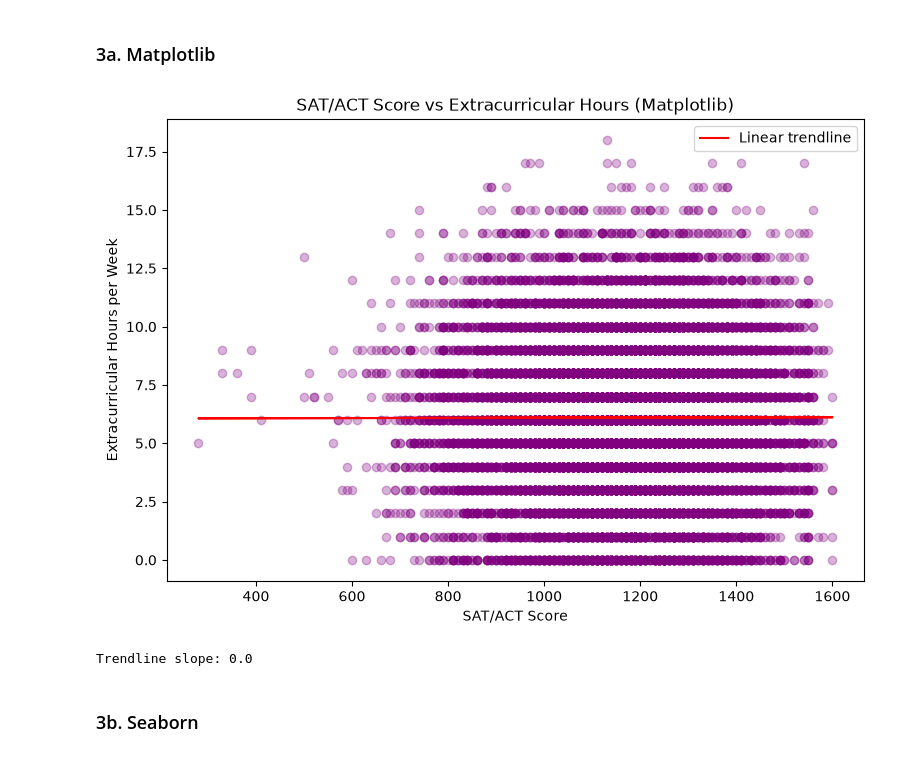
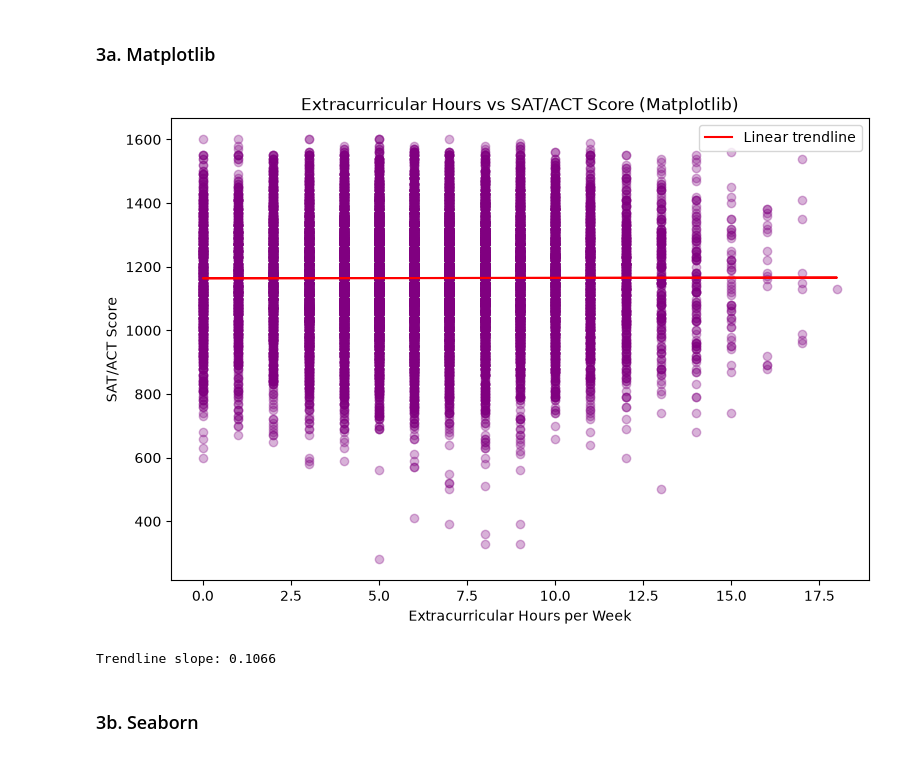
Before and after one commit to prgautam592/University-Admissions-Data-Visualization, a Jupyter notebook: PrGautam_University_Admissions_Data_Visualization_Challenge.ipynb, the cells around one changed output. Drawn from its saved outputs; the diff is of its cells as text; code cells hidden in the pictures.

```diff
--- a/PrGautam_University_Admissions_Data_Visualization_Challenge.ipynb
+++ b/PrGautam_University_Admissions_Data_Visualization_Challenge.ipynb
@@ -214,25 +214,37 @@ an upward line = positive, a downward line = negative, a flat line = no clear re
 # %% [markdown]
 ### 3a. Matplotlib
 # %%
+# Load the tools and the data (needed if the notebook was restarted)
+import pandas as pd
+import numpy as np
+import matplotlib.pyplot as plt
+import seaborn as sns
+import plotly.express as px
+
+df = pd.read_excel('applications.xlsx')
+df = df.dropna()
+
 # Find the straight line that best fits the dots.
+# Extracurricular hours is the independent variable (x), SAT/ACT score is the dependent variable (y)
 # slope tells us the direction: positive = going up, negative = going down, near 0 = flat
-slope, intercept = np.polyfit(df['SAT_ACT'], df['Extracurricular_Hours'], 1)
+slope, intercept = np.polyfit(df['Extracurricular_Hours'], df['SAT_ACT'], 1)
+
 plt.figure(figsize=(9, 6))
-# Each dot is one applicant: test score (across) vs weekly extracurricular hours (up)
-# alpha=0.3 makes the dots see-through so overlapping dots are easier to see
-plt.scatter(df['SAT_ACT'], df['Extracurricular_Hours'], alpha=0.3, color='purple')
+# Each dot is one applicant: weekly extracurricular hours (across) vs test score (up)
+plt.scatter(df['Extracurricular_Hours'], df['SAT_ACT'], alpha=0.3, color='purple')
 # Draw the trendline in red on top of the dots
-plt.plot(df['SAT_ACT'], slope * df['SAT_ACT'] + intercept, color='red', label='Linear trendline')
-plt.title('SAT/ACT Score vs Extracurricular Hours (Matplotlib)')
-plt.xlabel('SAT/ACT Score')
-plt.ylabel('Extracurricular Hours per Week')
+plt.plot(df['Extracurricular_Hours'], slope * df['Extracurricular_Hours'] + intercept,
+         color='red', label='Linear trendline')
+plt.title('Extracurricular Hours vs SAT/ACT Score (Matplotlib)')
+plt.xlabel('Extracurricular Hours per Week')
+plt.ylabel('SAT/ACT Score')
 plt.legend()
 plt.show()
-# Print the slope so we can see if the line goes up, down, or stays flat
+
 print('Trendline slope:', round(slope, 4))
 # %% [output]
-[figure, old version]
+[figure, new version]
-Trendline slope: 0.0
+Trendline slope: 0.1066
 # %% [markdown]
 ### 3b. Seaborn
 # %%
```
Also changed, not shown: parts of 6 cells of this notebook.
